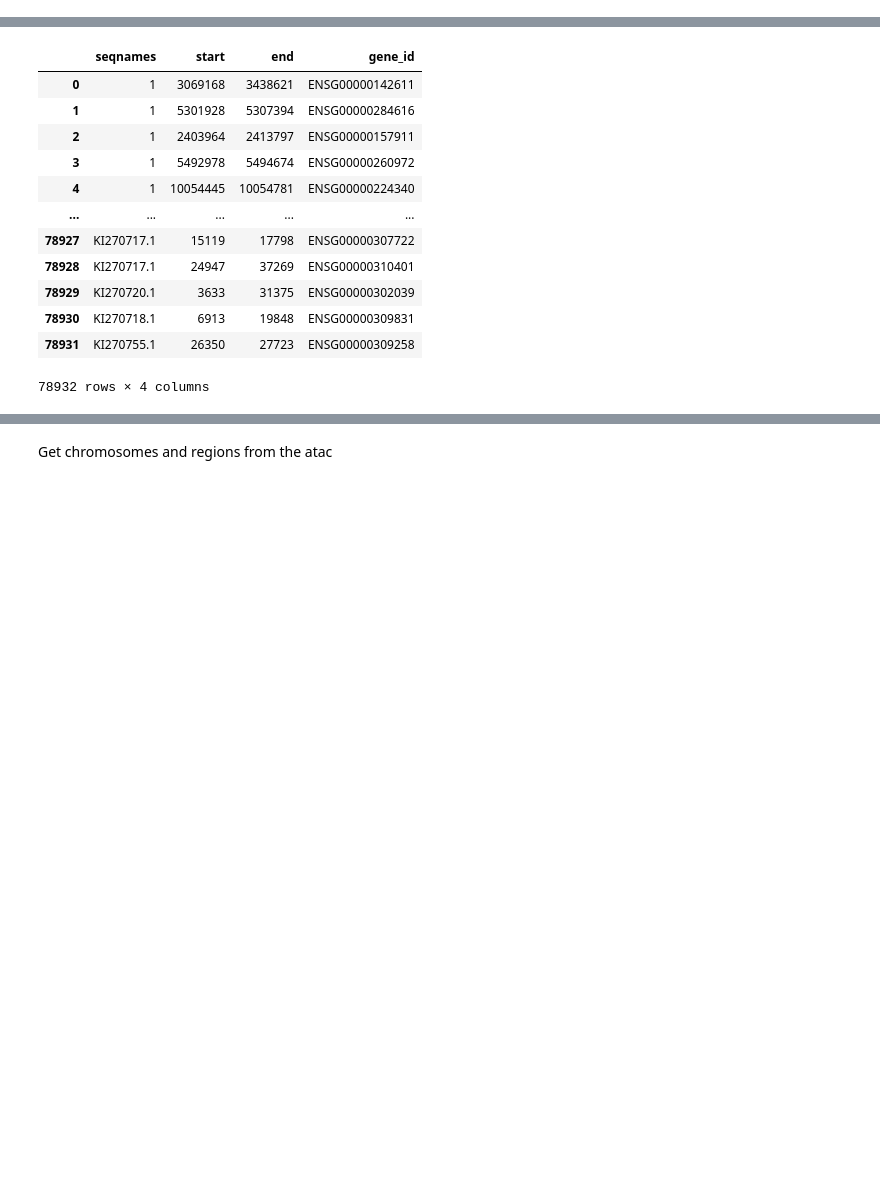
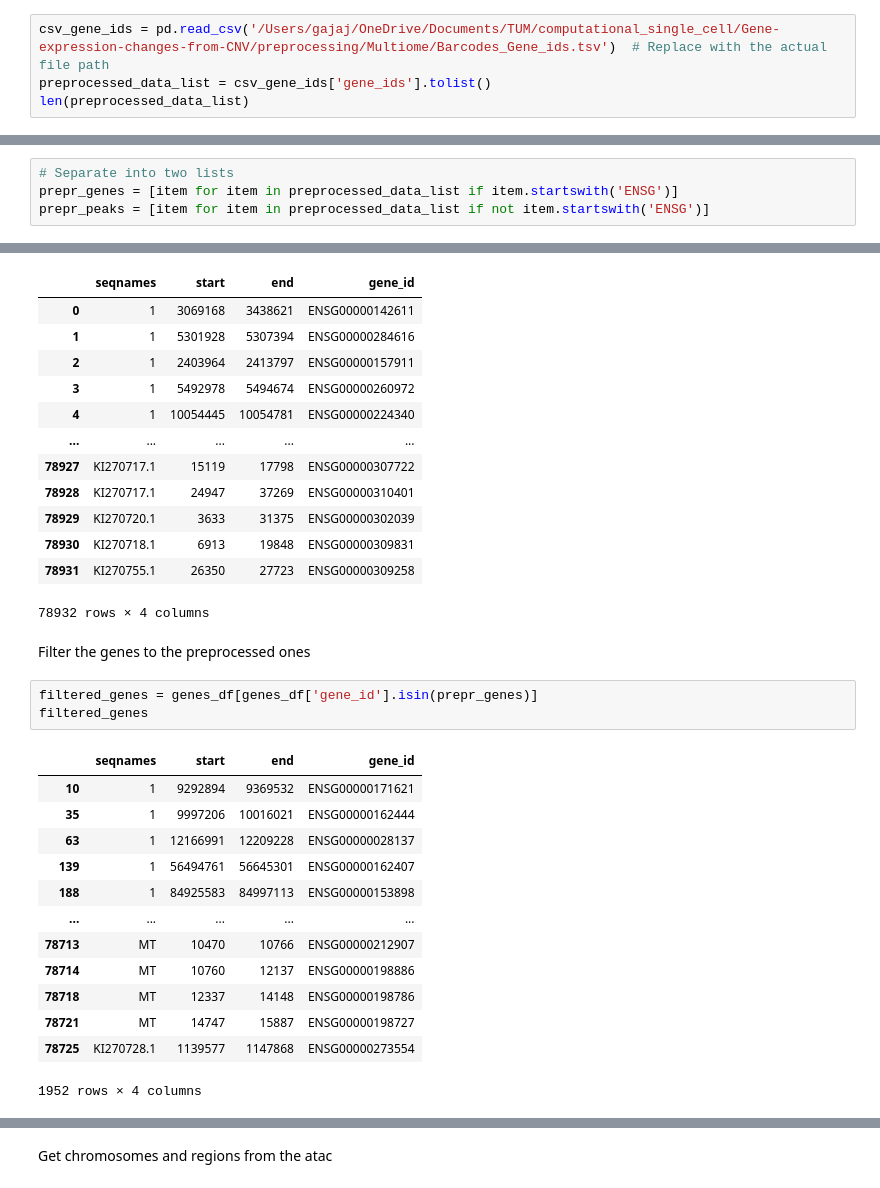
Before and after one commit to riccardoAli31/Gene-expression-changes-from-CNV, a Jupyter notebook: preprocessing/match_peaks_genes.ipynb, the cells around one changed output, grey strips where cells are left out. Drawn from its saved outputs; the diff is of its cells as text; blank space fills up the shorter version.

```diff
--- a/preprocessing/match_peaks_genes.ipynb
+++ b/preprocessing/match_peaks_genes.ipynb
@@ -96,0 +95,4 @@ AnnData object with n_obs × n_vars = 22772 × 67150
+# %%
+csv_gene_ids = pd.read_csv('/Users/gajaj/OneDrive/Documents/TUM/computational_single_cell/Gene-expression-changes-from-CNV/preprocessing/Multiome/Barcodes_Gene_ids.tsv')  # Replace with the actual file path
+preprocessed_data_list = csv_gene_ids['gene_ids'].tolist()
+len(preprocessed_data_list)
@@ -96,0 +101,4 @@ AnnData object with n_obs × n_vars = 22772 × 67150
+# %%
+# Separate into two lists
+prepr_genes = [item for item in preprocessed_data_list if item.startswith('ENSG')]
+prepr_peaks = [item for item in preprocessed_data_list if not item.startswith('ENSG')]
@@ -152,3 +145,22 @@ genes_df
 | 78930 | KI270718.1 | 6913 | 19848 | ENSG00000309831 |
 | 78931 | KI270755.1 | 26350 | 27723 | ENSG00000309258 |
 78932 rows × 4 columns
+# %% [markdown]
+Filter the genes to the preprocessed ones
+# %%
+filtered_genes = genes_df[genes_df['gene_id'].isin(prepr_genes)]
+filtered_genes
+# %% [output]
+|  | seqnames | start | end | gene_id |
+| 10 | 1 | 9292894 | 9369532 | ENSG00000171621 |
+| 35 | 1 | 9997206 | 10016021 | ENSG00000162444 |
+| 63 | 1 | 12166991 | 12209228 | ENSG00000028137 |
+| 139 | 1 | 56494761 | 56645301 | ENSG00000162407 |
+| 188 | 1 | 84925583 | 84997113 | ENSG00000153898 |
+| ... | ... | ... | ... | ... |
+| 78713 | MT | 10470 | 10766 | ENSG00000212907 |
+| 78714 | MT | 10760 | 12137 | ENSG00000198886 |
+| 78718 | MT | 12337 | 14148 | ENSG00000198786 |
+| 78721 | MT | 14747 | 15887 | ENSG00000198727 |
+| 78725 | KI270728.1 | 1139577 | 1147868 | ENSG00000273554 |
+1952 rows × 4 columns
```
Also changed, not shown: parts of 34 cells of this notebook.
